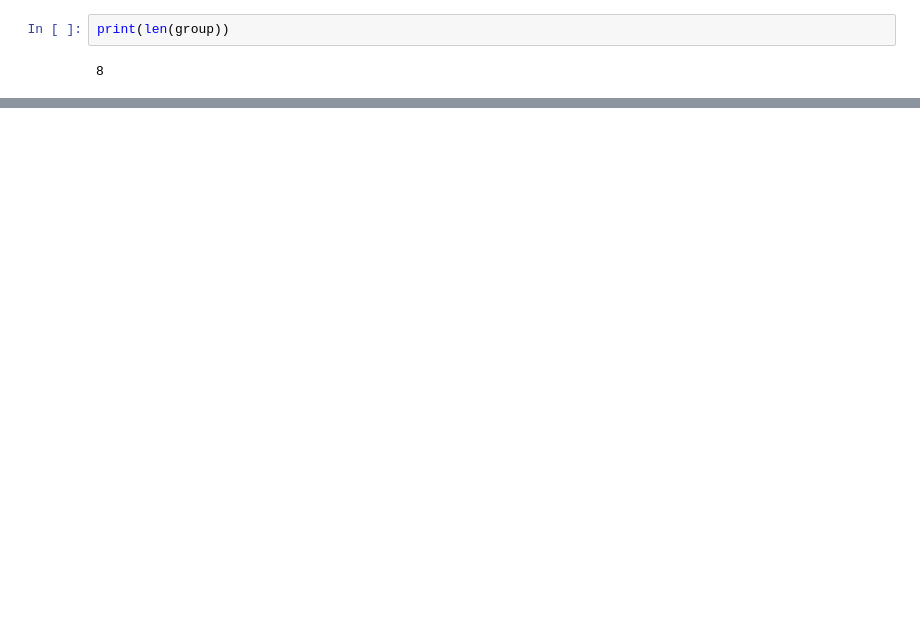
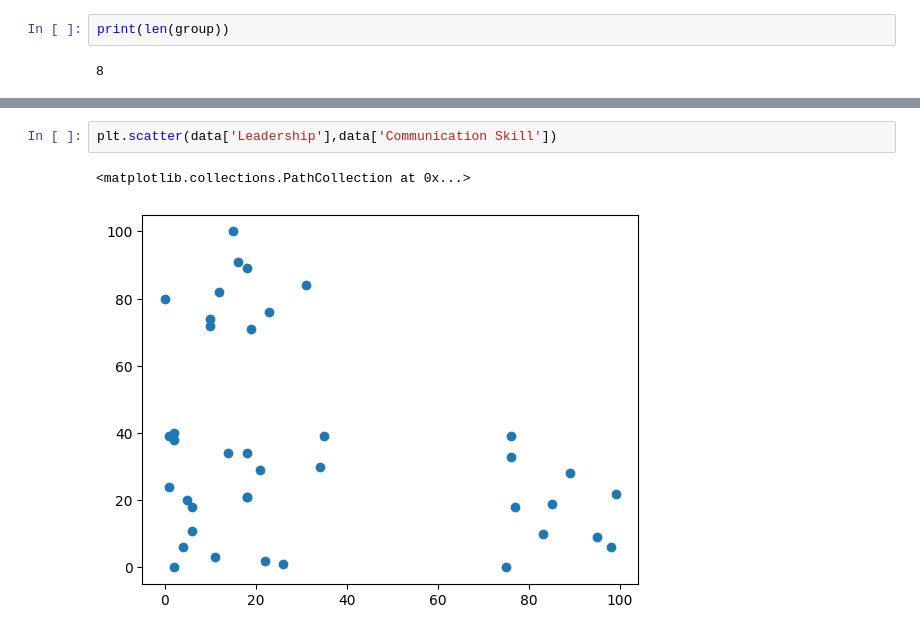
Before and after one commit to aashishChakradhar/Hackathon, a Jupyter notebook: model.ipynb, the cells around one changed output, grey strips where cells are left out. Saved outputs shown, nothing was run; the diff lists cells and outputs as text; blank space fills up the shorter version.

```diff
--- a/model.ipynb
+++ b/model.ipynb
@@ -427,0 +435,5 @@ print(groups)
+# %%
+plt.scatter(data['Leadership'],data['Communication Skill'])
+# %% [output]
+<matplotlib.collections.PathCollection at 0x...>
+[figure, added]
```
Also changed, not shown: parts of 26 cells of this notebook.
